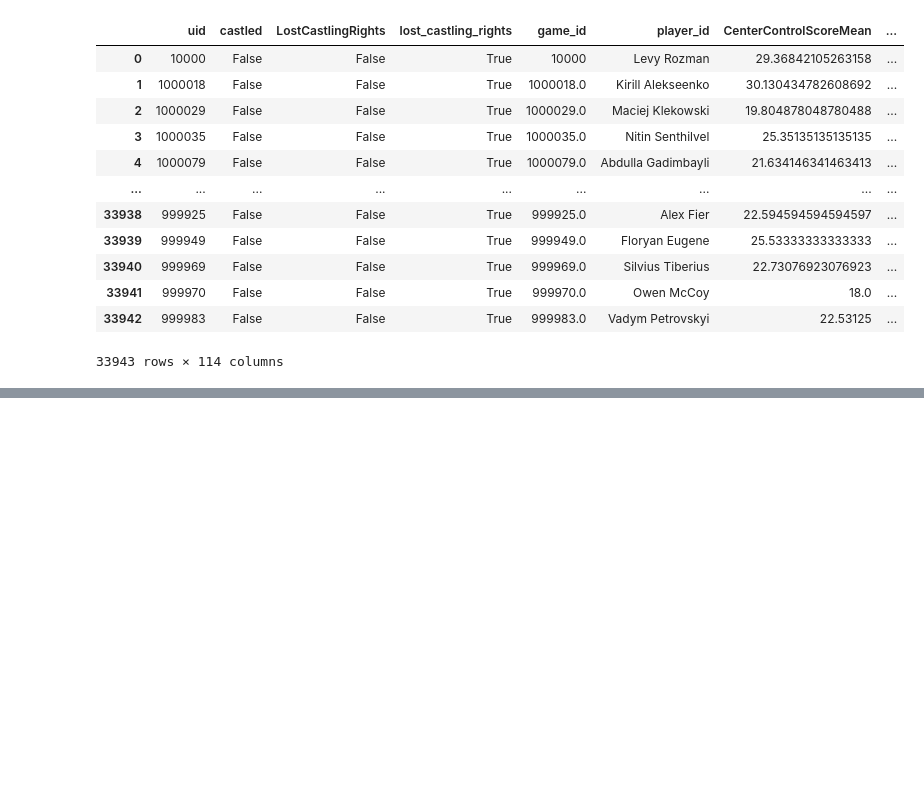
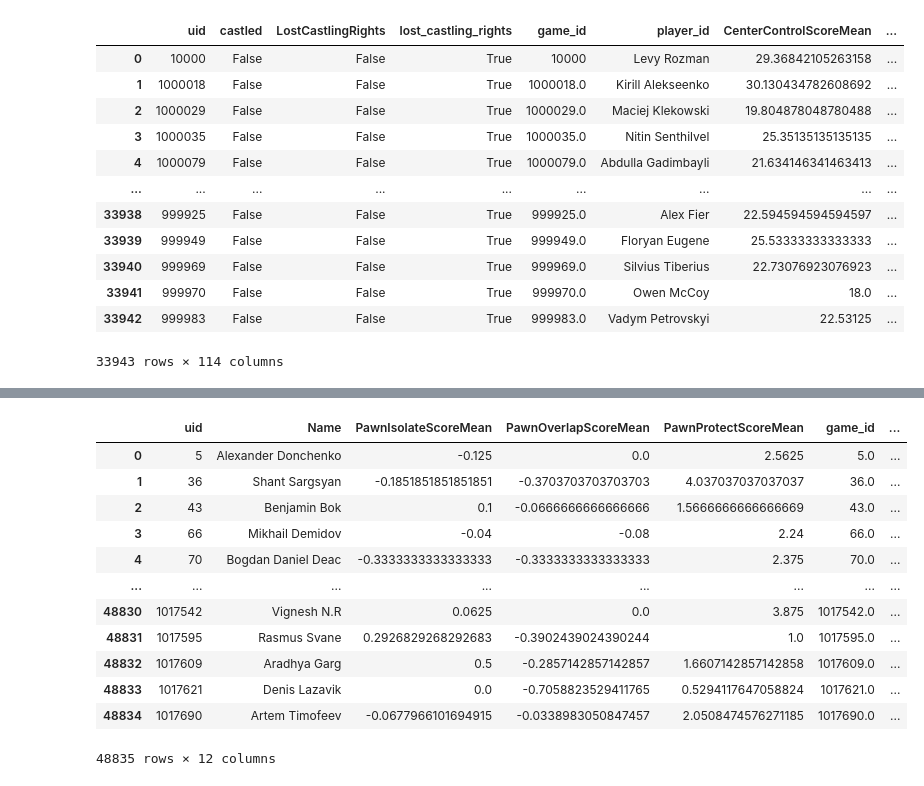
Before and after one commit to zZimablueee/Chess, a Jupyter notebook: player-cluster/classifier.ipynb, the cells around one changed output, grey strips where cells are left out. Saved outputs shown, nothing was run; the diff lists cells and outputs as text; code cells hidden in the pictures; blank space fills up the shorter version.

```diff
--- a/player-cluster/classifier.ipynb
+++ b/player-cluster/classifier.ipynb
@@ -700,3 +736,51 @@ Dynamic_1_all
+# %%
+# 查询白方（选手出现在 White 列）
+query_white = f"""
+SELECT {", ".join(white_cols)}
+FROM CaptureNPawn
+WHERE White IN ({Dynamic_0_holders})
+"""
+dynamic_CP_0_white = pd.read_sql(query_white, conn, params=Dynamic_negetive_names)
+dynamic_CP_0_white['color'] = 'White'
+# 改列名：White → Name
+dynamic_CP_0_white = dynamic_CP_0_white.rename(columns={'White': 'Name'})
+# 删除White前缀
+rename_white_map = {col: col.replace("White_", "") for col in dynamic_CP_0_white.columns if col.startswith("White_")}
+dynamic_CP_0_white = dynamic_CP_0_white.rename(columns=rename_white_map)
+
+# 查询黑方（选手出现在 Black 列）
+query_black = f"""
+SELECT {", ".join(black_cols)}
+FROM CaptureNPawn
+WHERE Black IN ({Dynamic_0_holders})
+"""
+dynamic_CP_0_black = pd.read_sql(query_black, conn, params=Dynamic_negetive_names)
+dynamic_CP_0_black['color'] = 'Black'
+# 改列名：Black → Name
+dynamic_CP_0_black = dynamic_CP_0_black.rename(columns={'Black': 'Name'})
+# 删除Black_ 前缀
+rename_black_map = {col: col.replace("Black_", "") for col in dynamic_CP_0_black.columns if col.startswith("Black_")}
+dynamic_CP_0_black = dynamic_CP_0_black.rename(columns=rename_black_map)
+
+# 合并
+Dynamic_CP_0_all = pd.concat([dynamic_CP_0_white, dynamic_CP_0_black], axis=0, ignore_index=True)
+Dynamic_CP_0_all = Dynamic_CP_0_all.sort_values("uid").reset_index(drop=True)
+Dynamic_CP_0_all=Dynamic_CP_0_all.drop(columns=[col for col in Dynamic_CP_0_all.columns if col.endswith('List')])
+Dynamic_CP_0_all
+# %% [output]
+|  | uid | Name | PawnIsolateScoreMean | PawnOverlapScoreMean | PawnProtectScoreMean | game_id | ... |
+| 0 | 5 | Alexander Donchenko | -0.125 | 0.0 | 2.5625 | 5.0 | ... |
+| 1 | 36 | Shant Sargsyan | -0.1851851851851851 | -0.3703703703703703 | 4.037037037037037 | 36.0 | ... |
+| 2 | 43 | Benjamin Bok | 0.1 | -0.0666666666666666 | 1.5666666666666669 | 43.0 | ... |
+| 3 | 66 | Mikhail Demidov | -0.04 | -0.08 | 2.24 | 66.0 | ... |
+| 4 | 70 | Bogdan Daniel Deac | -0.3333333333333333 | -0.3333333333333333 | 2.375 | 70.0 | ... |
+| ... | ... | ... | ... | ... | ... | ... | ... |
+| 48830 | 1017542 | Vignesh N.R | 0.0625 | 0.0 | 3.875 | 1017542.0 | ... |
+| 48831 | 1017595 | Rasmus Svane | 0.2926829268292683 | -0.3902439024390244 | 1.0 | 1017595.0 | ... |
+| 48832 | 1017609 | Aradhya Garg | 0.5 | -0.2857142857142857 | 1.6607142857142858 | 1017609.0 | ... |
+| 48833 | 1017621 | Denis Lazavik | 0.0 | -0.7058823529411765 | 0.5294117647058824 | 1017621.0 | ... |
+| 48834 | 1017690 | Artem Timofeev | -0.0677966101694915 | -0.0338983050847457 | 2.0508474576271185 | 1017690.0 | ... |
+48835 rows × 12 columns
 # %%
 Dynamic_1_all=Dynamic_1_all.fillna(0)
 Dynamic_0_all=Dynamic_0_all.fillna(0)
```
Also changed, not shown: parts of 16 cells of this notebook, 3 other files.
